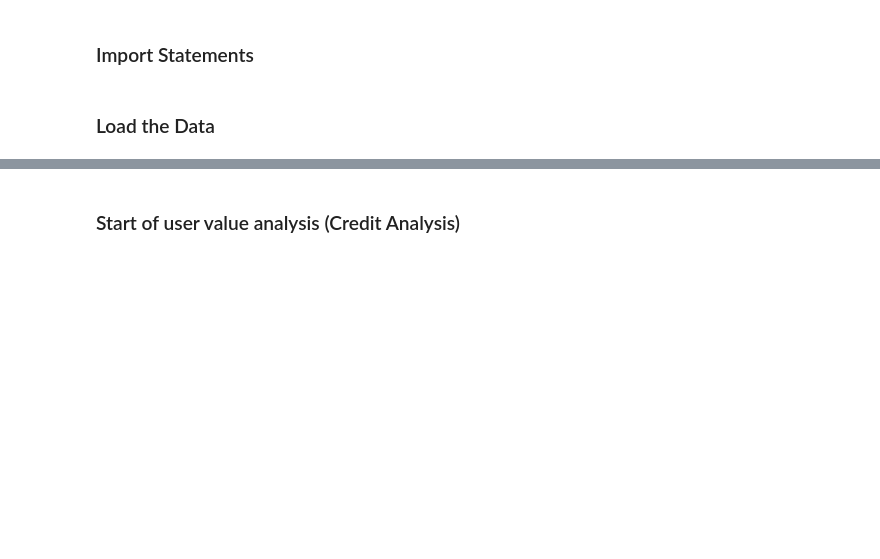
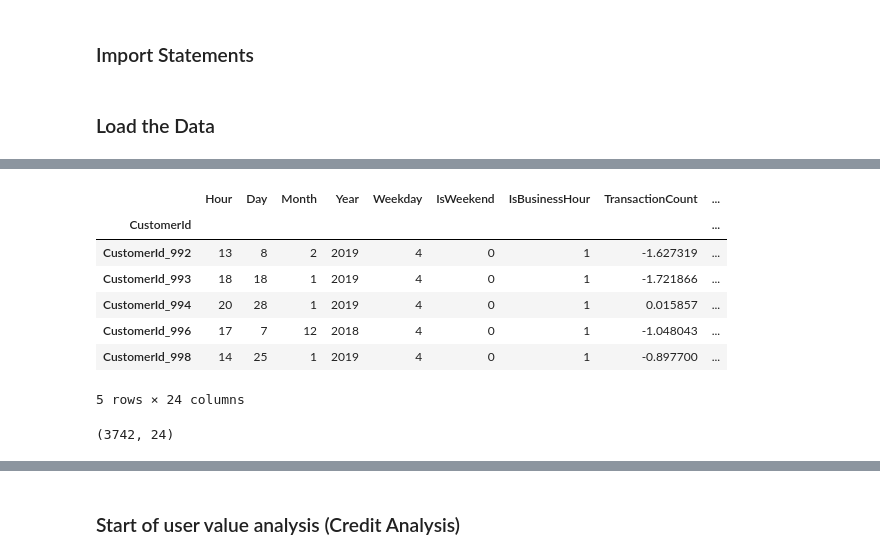
Before and after one commit to MYGBM/-End-To-End-Credit-Risk-Probability-Model-, a Jupyter notebook: notebooks/proxy_target_engineering.ipynb, the cells around one changed output, grey strips where cells are left out. Saved outputs shown, nothing was run; the diff lists cells and outputs as text; code cells hidden in the pictures; blank space fills up the shorter version.

Commit message:
aggregated dtaa per customer groups

```diff
--- a/notebooks/user_value_analysis.ipynb
+++ b/notebooks/proxy_target_engineering.ipynb
@@ -34,6 +36,6 @@ sns.set_theme()
 # %% [markdown]
 ### Load the Data
 # %%
-PATH = "../data/raw/data.csv"
+PATH = "../data/processed/normalized_feature_set.csv"
 
 data = pd.read_csv(PATH)
@@ -39,0 +72,17 @@ data = pd.read_csv(PATH)
+# %%
+# Aggregate the data per customer
+aggregated_data = ProxyTargetEngineering.aggregate_data_per_customer(data=data)
+aggregated_data.tail()
+# %% [output]
+|  | Hour | Day | Month | Year | Weekday | IsWeekend | IsBusinessHour | TransactionCount | ... |
+| CustomerId |  |  |  |  |  |  |  |  | ... |
+| CustomerId_992 | 13 | 8 | 2 | 2019 | 4 | 0 | 1 | -1.627319 | ... |
+| CustomerId_993 | 18 | 18 | 1 | 2019 | 4 | 0 | 1 | -1.721866 | ... |
+| CustomerId_994 | 20 | 28 | 1 | 2019 | 4 | 0 | 1 | 0.015857 | ... |
+| CustomerId_996 | 17 | 7 | 12 | 2018 | 4 | 0 | 1 | -1.048043 | ... |
+| CustomerId_998 | 14 | 25 | 1 | 2019 | 4 | 0 | 1 | -0.897700 | ... |
+5 rows × 24 columns
+# %%
+aggregated_data.shape
+# %% [output]
+(3742, 24)
```
Also changed, not shown: parts of 6 cells of this notebook, 2 other files.
